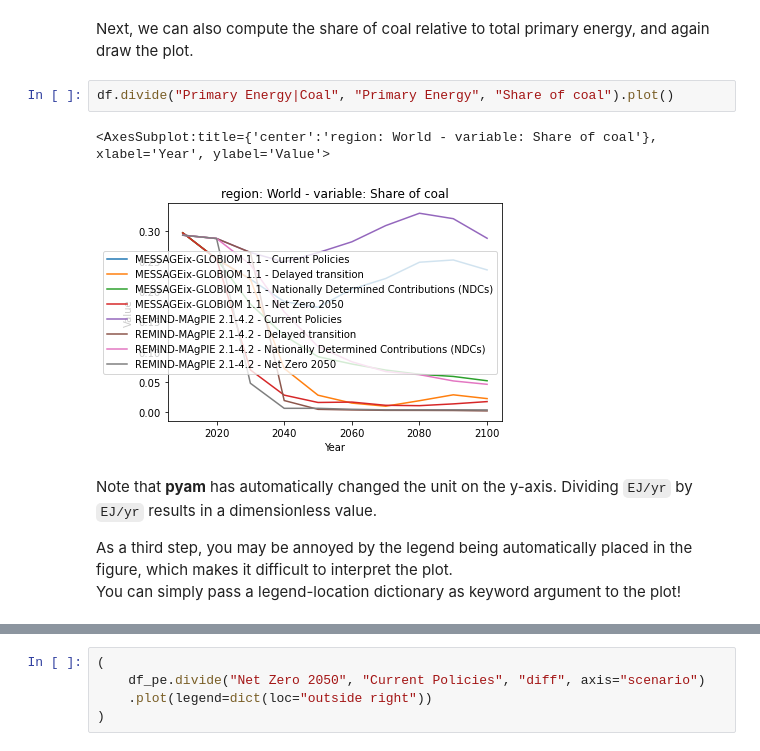
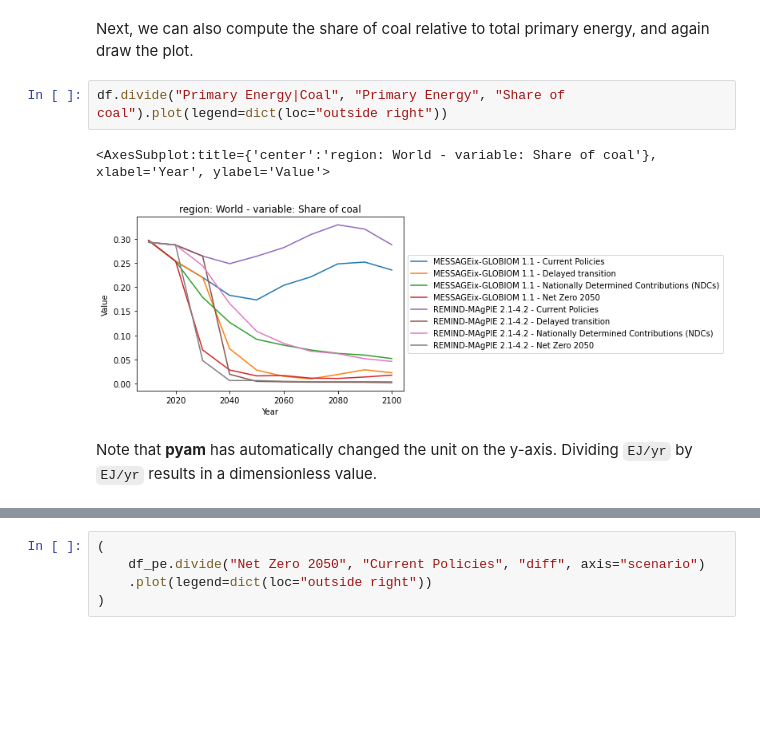
Before and after one commit to danielhuppmann/strommarkttreffen-pyam, a Jupyter notebook: tutorial-notebook.ipynb, the cells around one changed output, grey strips where cells are left out. Cells and saved outputs as stored; diff of their text form; blank space fills up the shorter version.

```diff
--- a/tutorial-notebook.ipynb
+++ b/tutorial-notebook.ipynb
@@ -233,12 +242,9 @@ df.subtract("Primary Energy", "Primary Energy|Coal", "diff").plot(legend=False)
 # %% [markdown]
 Next, we can also compute the share of coal relative to total primary energy, and again draw the plot.
 # %%
-df.divide("Primary Energy|Coal", "Primary Energy", "Share of coal").plot()
+df.divide("Primary Energy|Coal", "Primary Energy", "Share of coal").plot(legend=dict(loc="outside right"))
 # %% [output]
 <AxesSubplot:title={'center':'region: World - variable: Share of coal'}, xlabel='Year', ylabel='Value'>
-[figure, old version]
+[figure, new version]
 # %% [markdown]
 Note that **pyam** has automatically changed the unit on the y-axis. Dividing `EJ/yr` by `EJ/yr` results in a dimensionless value.
-
-As a third step, you may be annoyed by the legend being automatically placed in the figure, which makes it difficult to interpret the plot.<br />
-You can simply pass a legend-location dictionary as keyword argument to the plot!
```
Also changed, not shown: parts of 9 cells of this notebook.
